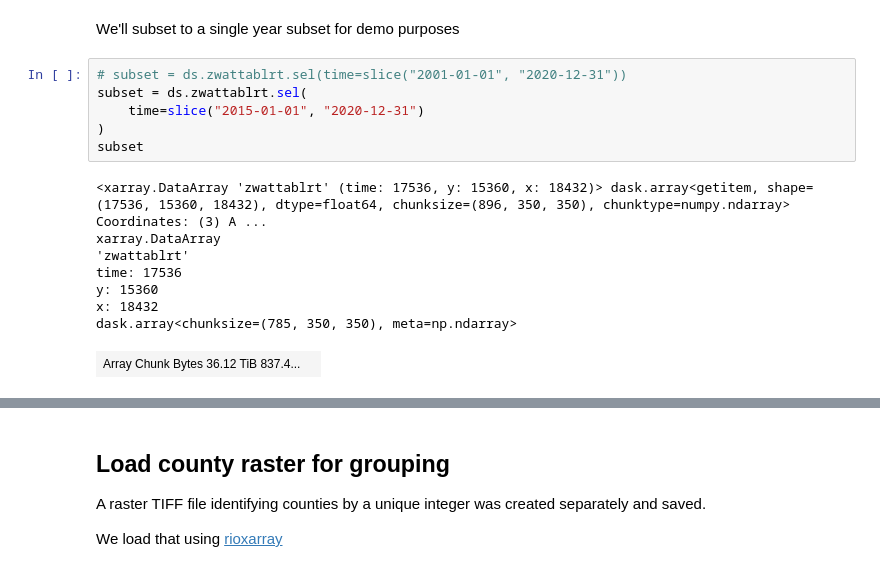
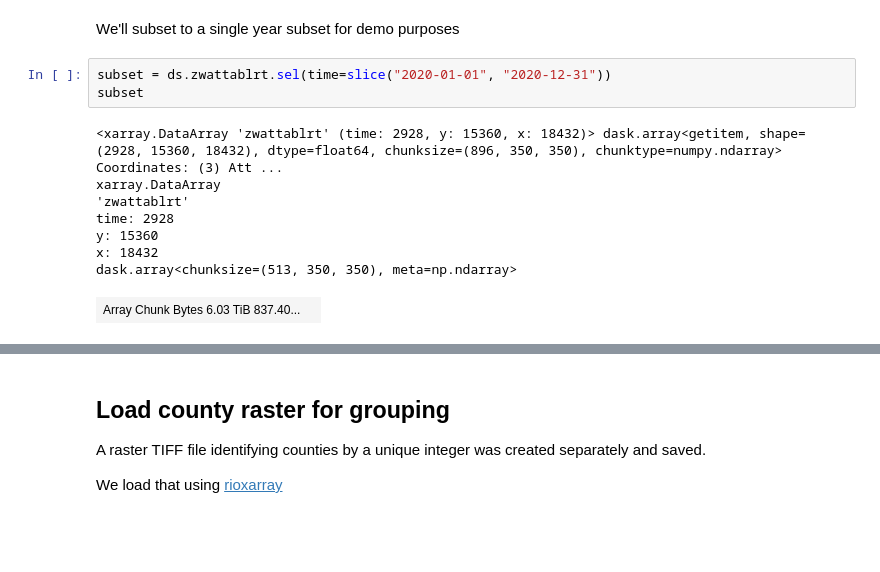
Before and after one commit to scharlottej13/noaa-nwm-dask, a Jupyter notebook: nwm-aws.ipynb, the cells around one changed output, grey strips where cells are left out. Cells and saved outputs as stored; diff of their text form; blank space fills up the shorter version.

```diff
--- a/nwm-aws.ipynb
+++ b/nwm-aws.ipynb
@@ -210,20 +168,17 @@ m
 # %% [markdown]
 We'll subset to a single year subset for demo purposes
 # %%
-# subset = ds.zwattablrt.sel(time=slice("2001-01-01", "2020-12-31"))
-subset = ds.zwattablrt.sel(
-    time=slice("2015-01-01", "2020-12-31")
-)
+subset = ds.zwattablrt.sel(time=slice("2020-01-01", "2020-12-31"))
 subset
 # %% [output]
-<xarray.DataArray 'zwattablrt' (time: 17536, y: 15360, x: 18432)> dask.array<getitem, shape=(17536, 15360, 18432), dtype=float64, chunksize=(896, 350, 350), chunktype=numpy.ndarray> Coordinates: (3) A ...
+<xarray.DataArray 'zwattablrt' (time: 2928, y: 15360, x: 18432)> dask.array<getitem, shape=(2928, 15360, 18432), dtype=float64, chunksize=(896, 350, 350), chunktype=numpy.ndarray> Coordinates: (3) Att ...
 xarray.DataArray
 'zwattablrt'
-time: 17536
+time: 2928
 y: 15360
 x: 18432
-dask.array<chunksize=(785, 350, 350), meta=np.ndarray>
+dask.array<chunksize=(513, 350, 350), meta=np.ndarray>
-| Array Chunk Bytes 36.12 TiB 837.4... |  |
+| Array Chunk Bytes 6.03 TiB 837.40... |  |
 Coordinates: (3)
 time
 (time)
```
Also changed, not shown: parts of 18 cells of this notebook.
